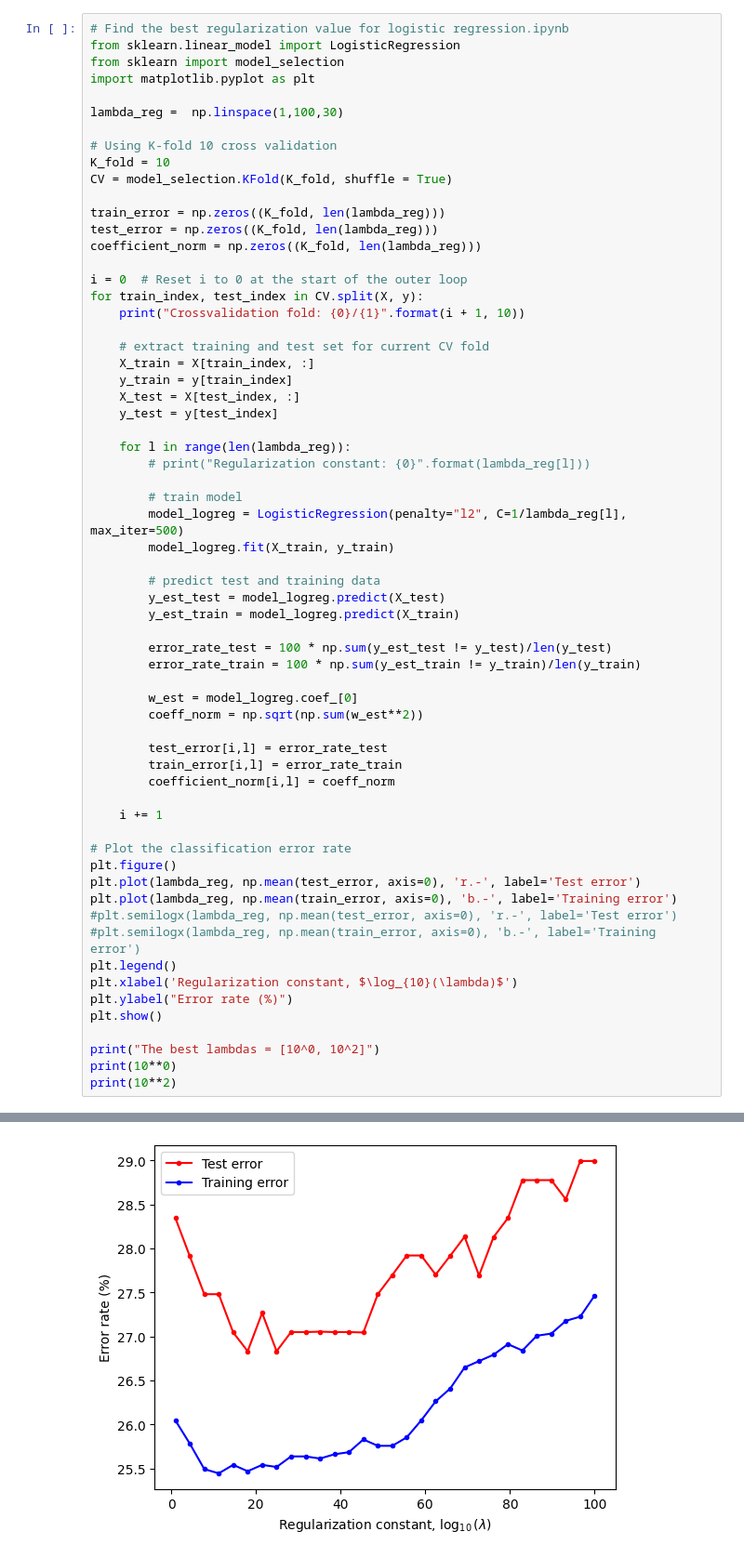
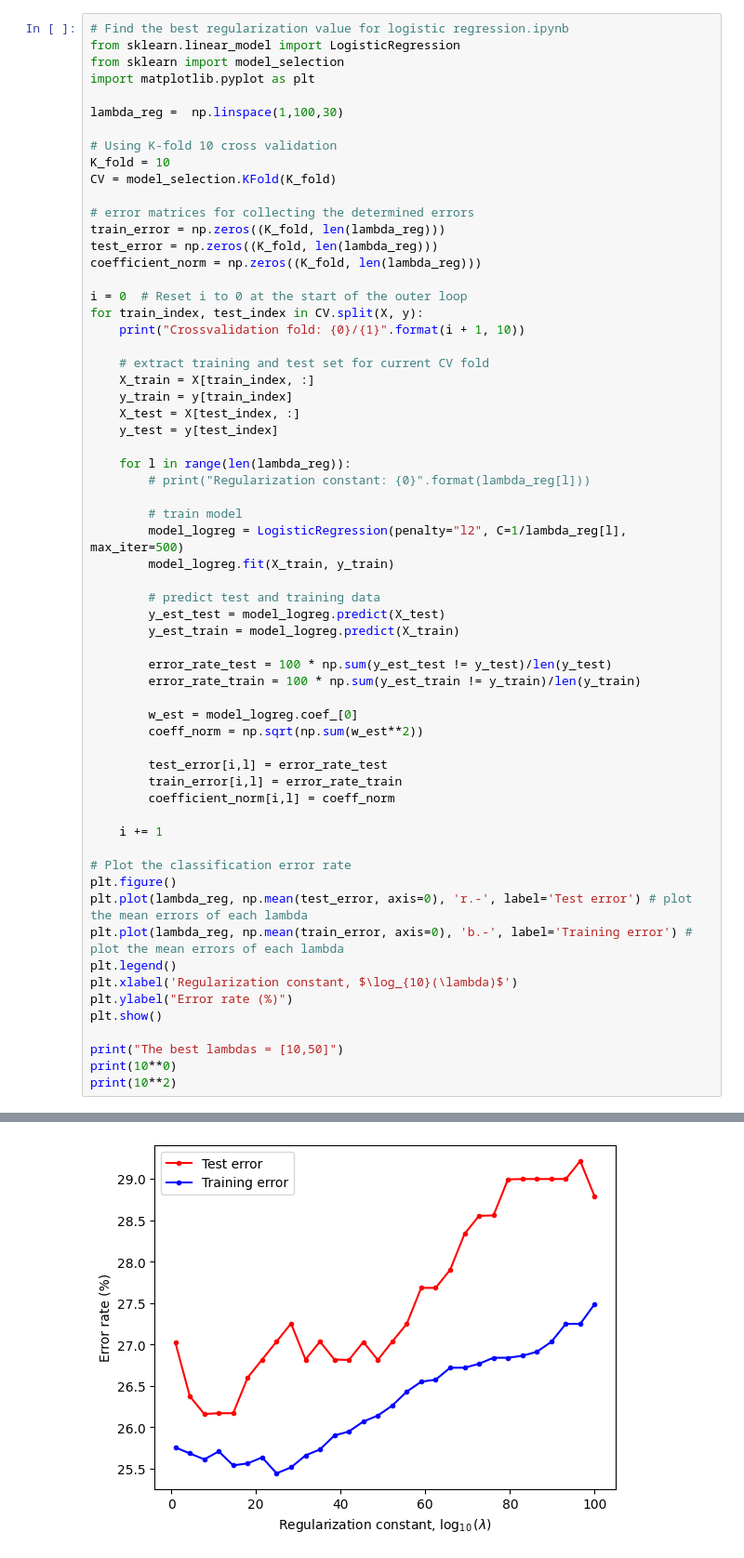
Before and after one commit to KostyalBalint/Intro-to-MI-Project_1, a Jupyter notebook: classification.ipynb, the cells around one changed output, grey strips where cells are left out. Shown at 93% size. Saved outputs shown, nothing was run; the diff lists cells and outputs as text.

```diff
--- a/classification.ipynb
+++ b/classification.ipynb
@@ -43,8 +44,9 @@ lambda_reg =  np.linspace(1,100,30)
 
 # Using K-fold 10 cross validation
 K_fold = 10
-CV = model_selection.KFold(K_fold, shuffle = True)
+CV = model_selection.KFold(K_fold)
 
+# error matrices for collecting the determined errors
 train_error = np.zeros((K_fold, len(lambda_reg)))
 test_error = np.zeros((K_fold, len(lambda_reg)))
 coefficient_norm = np.zeros((K_fold, len(lambda_reg)))
@@ -75,39 +77,37 @@ for train_index, test_index in CV.split(X, y):
 
         w_est = model_logreg.coef_[0]
         coeff_norm = np.sqrt(np.sum(w_est**2))
 
         test_error[i,l] = error_rate_test
         train_error[i,l] = error_rate_train
         coefficient_norm[i,l] = coeff_norm
 
     i += 1
 
 # Plot the classification error rate
 plt.figure()
-plt.plot(lambda_reg, np.mean(test_error, axis=0), 'r.-', label='Test error')
-plt.plot(lambda_reg, np.mean(train_error, axis=0), 'b.-', label='Training error')
-#plt.semilogx(lambda_reg, np.mean(test_error, axis=0), 'r.-', label='Test error')
-#plt.semilogx(lambda_reg, np.mean(train_error, axis=0), 'b.-', label='Training error')
+plt.plot(lambda_reg, np.mean(test_error, axis=0), 'r.-', label='Test error') # plot the mean errors of each lambda
+plt.plot(lambda_reg, np.mean(train_error, axis=0), 'b.-', label='Training error') # plot the mean errors of each lambda
 plt.legend()
 plt.xlabel('Regularization constant, $\log_{10}(\lambda)$')
 plt.ylabel("Error rate (%)")
 plt.show()
 
-print("The best lambdas = [10^0, 10^2]")
+print("The best lambdas = [10,50]")
 print(10**0)
 print(10**2)
 # %% [output]
 Crossvalidation fold: 1/10
 Crossvalidation fold: 2/10
 Crossvalidation fold: 3/10
 Crossvalidation fold: 4/10
 Crossvalidation fold: 5/10
 Crossvalidation fold: 6/10
 Crossvalidation fold: 7/10
 Crossvalidation fold: 8/10
 Crossvalidation fold: 9/10
 Crossvalidation fold: 10/10
-[figure, old version]
+[figure, new version]
 The best lambdas = [10^0, 10^2]
 1
 100
```
Also changed, not shown: parts of 6 cells of this notebook, 1 other file.
